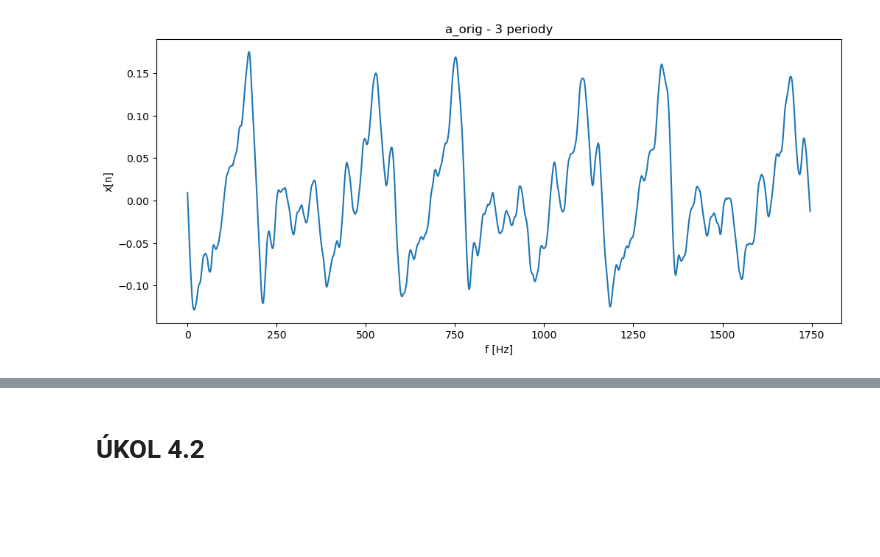
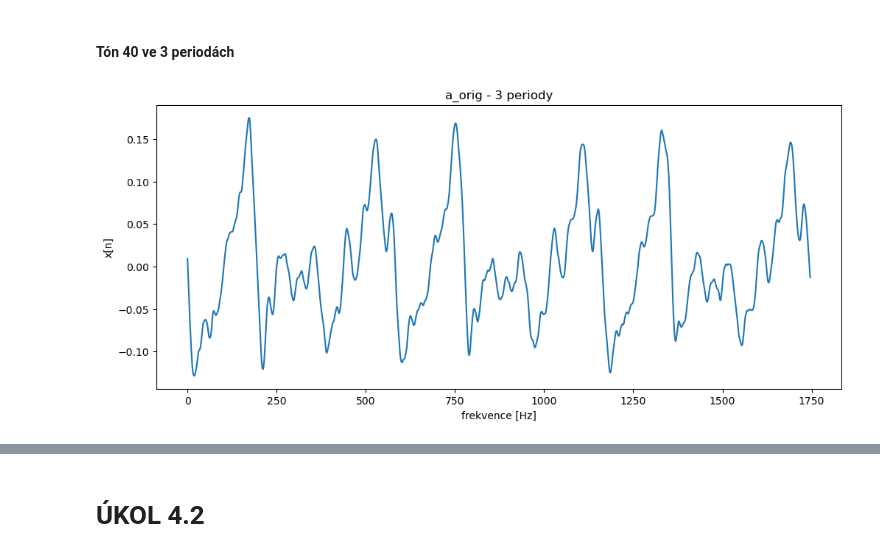
Before and after one commit to Explosiver001/ISS-projekt, a Jupyter notebook: src/main.ipynb, the cells around one changed output, grey strips where cells are left out. Cells and saved outputs as stored; diff of their text form; code cells hidden in the pictures; blank space fills up the shorter version.

```diff
--- a/src/main.ipynb
+++ b/src/main.ipynb
@@ -14,25 +17,16 @@ howmanytones = MIDITO - MIDIFROM + 1
 tones = np.arange(MIDIFROM, MIDITO+1)
 s, Fs = sf.read("../audio/klavir.wav")
 
-plt.figure(figsize=(12,5))
-plt.title('klavir_orig')
-plt.plot(s)
-plt.show()
 N = int(Fs * HOWMUCH_SEC)
 Nwholetone = int(Fs * WHOLETONE_SEC)
 TIME = np.linspace(0,1/Fs,num=Fs)
 
-xall = np.zeros((MIDITO+1, N)) # matrix with all tones - first signals empty,
-# but we have plenty of memory ...
+xall = np.zeros((MIDITO+1, N))
 samplefrom = int(SKIP_SEC * Fs)
 sampleto = samplefrom + N
 for tone in tones:
     x = s[samplefrom:sampleto]
-    x = x - np.mean(x) # safer to center ...
+    x = x - np.mean(x)
     xall[tone,:] = x
-
-    DFT = np.fft.fft(x)
-
-
     samplefrom += Nwholetone
     sampleto += Nwholetone
@@ -43,16 +47,18 @@ for tone in tones:
+# %% [markdown]
+#### Tón 40 ve 3 periodách
 # %%
-MIDI_A = 40
-MIDI_A_F = 82.41
+MIDI_A = 40 # ton a
+MIDI_A_F = 82.41 # zakladni frekvence
 #MIDI A
 plt.figure(figsize=(12,5))
 plt.title('a_orig - 3 periody')
-TONE_A = xall[MIDI_A]
-sf.write('../audio/a_orig.wav', TONE_A, Fs)
-plt.plot(TONE_A[0:int(3*Fs/MIDI_A_F)])
-plt.xlabel('f [Hz]')
+TONE_A = xall[MIDI_A] # ziskani tonu
+sf.write('../audio/a_orig.wav', TONE_A, Fs) # vytvareni zvukoveho souboru
+plt.plot(TONE_A[0:int(3*Fs/MIDI_A_F)]) # ton ve 3 periodach
+plt.xlabel('frekvence [Hz]')
 plt.ylabel('x[n]')
 plt.show()
 display(Audio(TONE_A, rate=Fs))
 # %% [output]
-[figure, old version]
+[figure, new version]
 [interactive output not drawn]
```
Also changed, not shown: parts of 37 cells of this notebook, 18 other files.
